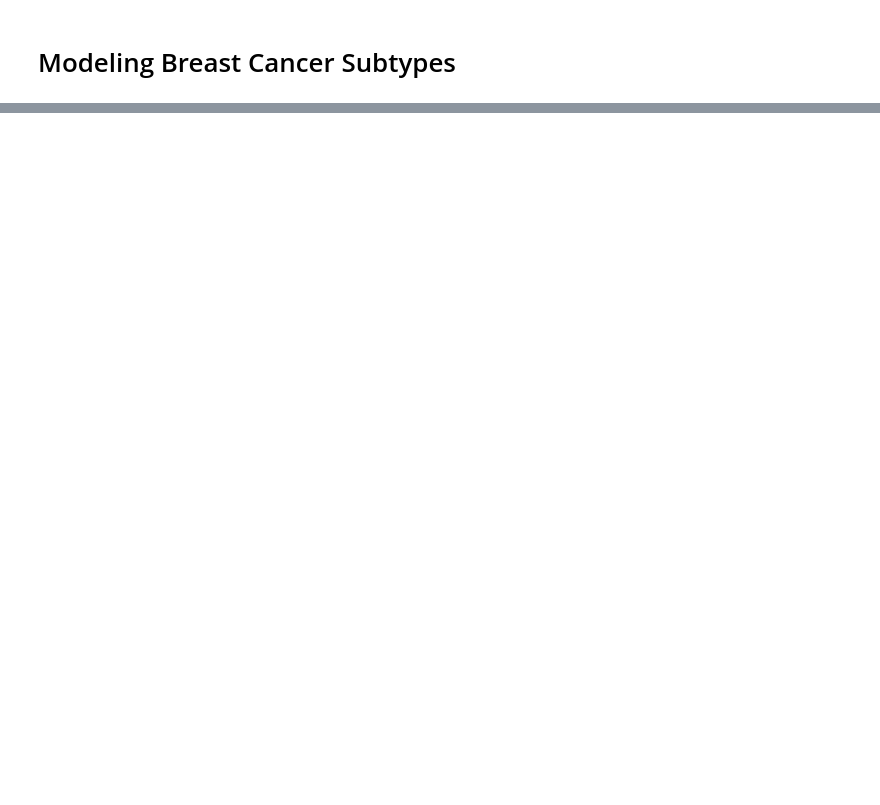
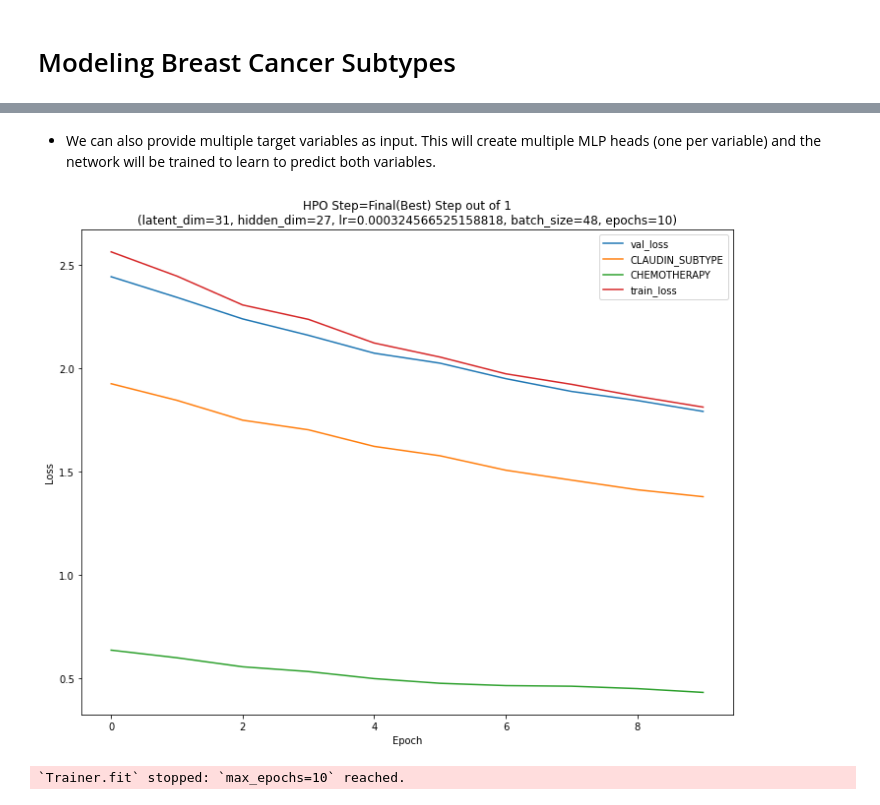
Before and after one commit to BIMSBbioinfo/flexynesis, a Jupyter notebook: examples/tutorials/brca_subtypes.ipynb, the cells around one changed output, grey strips where cells are left out. Saved outputs shown, nothing was run; the diff lists cells and outputs as text; code cells hidden in the pictures; blank space fills up the shorter version.

```diff
--- a/examples/tutorials/brca_subtypes.ipynb
+++ b/examples/tutorials/brca_subtypes.ipynb
@@ -41,0 +295,13 @@ model
+# %% [markdown]
+- We can also provide multiple target variables as input. This will create multiple MLP heads (one per variable) and the network will be trained to learn to predict both variables.
+# %%
+tuner = flexynesis.HyperparameterTuning(dataset = train_dataset,
+                                        model_class = flexynesis.DirectPred,
+                                        target_variables = "CLAUDIN_SUBTYPE,CHEMOTHERAPY",
+                                        config_name = "DirectPred",
+                                        n_iter=1, plot_losses=True,
+                                        config_path='./conf.yaml')
+model, best_params = tuner.perform_tuning()
+# %% [output]
+[figure, added]
+`Trainer.fit` stopped: `max_epochs=10` reached.
```
Also changed, not shown: parts of 67 cells of this notebook.
